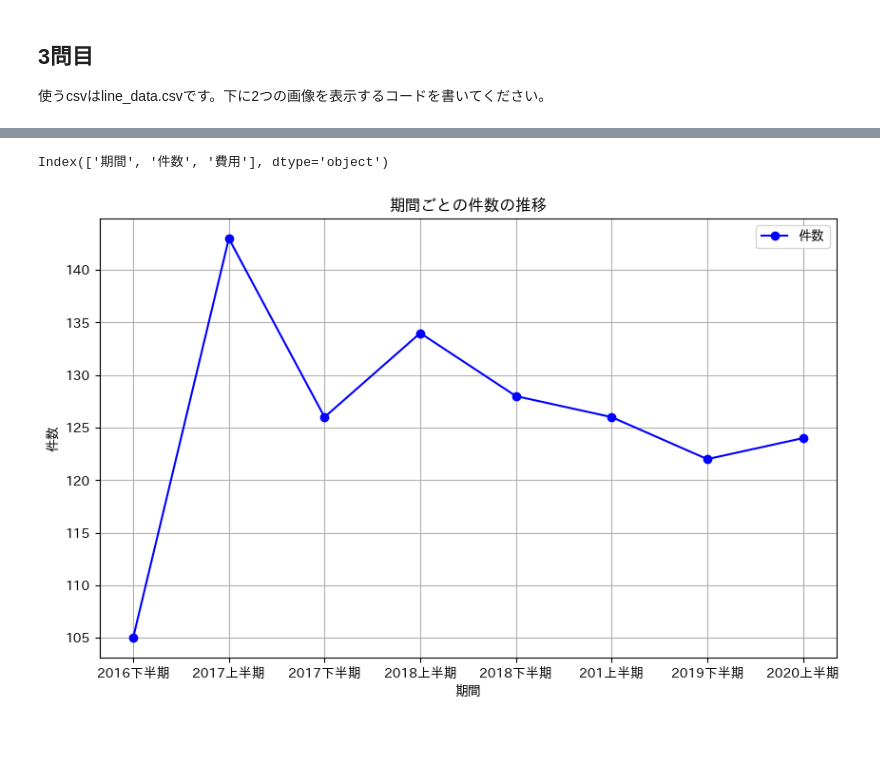
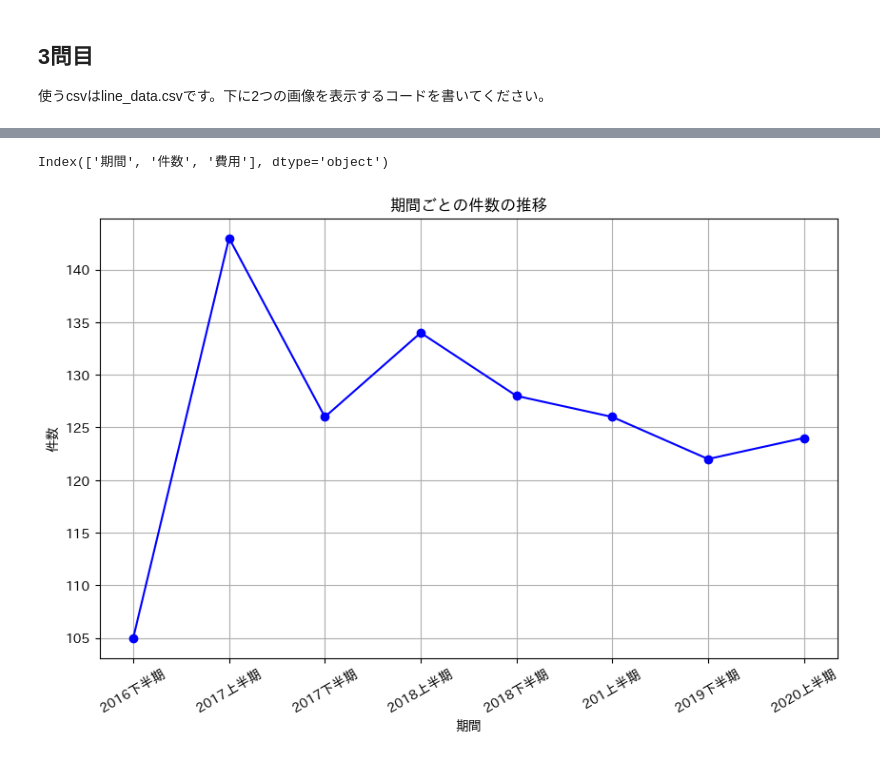
Before and after one commit to LeoMassy/BasicPython, a Jupyter notebook: matplotlib_exercise.ipynb, the cells around one changed output, grey strips where cells are left out. Drawn from its saved outputs; the diff is of its cells as text; code cells hidden in the pictures.

```diff
--- a/matplotlib_exercise.ipynb
+++ b/matplotlib_exercise.ipynb
@@ -74,31 +75,31 @@ Index(['length (cm)', 'width (cm)', 'class'], dtype='object')
 # %%
 # CSVファイルを読み込む
 file_path = 'data/line_data.csv'
 data = pd.read_csv(file_path)
 # データフレームのカラム名を表示して確認
 print(data.columns)
 
 # 折れ線グラフをプロット
 plt.figure(figsize=(10, 6))
 plt.plot(data['期間'], data['件数'], marker='o', linestyle='-', color='blue', label='件数')
 
 # グラフのタイトルと軸ラベルを設定
 plt.title('期間ごとの件数の推移')
 plt.xlabel('期間')
 plt.ylabel('件数')
-
+# x 軸のラベルを '期間' の値に設定し、30°回転
+plt.xticks(x_positions, data['期間'], rotation=30)
 # 凡例とグリッドを追加
-plt.legend()
 plt.grid(True)
 
 # グラフを画像として保存
 plt.savefig('./imgs/matplotlib/plot_3_1.png')
 
 # グラフを表示
 plt.show()
 # %% [output]
 Index(['期間', '件数', '費用'], dtype='object')
-[figure, old version]
+[figure, new version]
 # %% [markdown]
 ![問3_2](./imgs/matplotlib/plot_3_2.png)
 # %%
```
Also changed, not shown: parts of 2 cells of this notebook, 3 other files.
